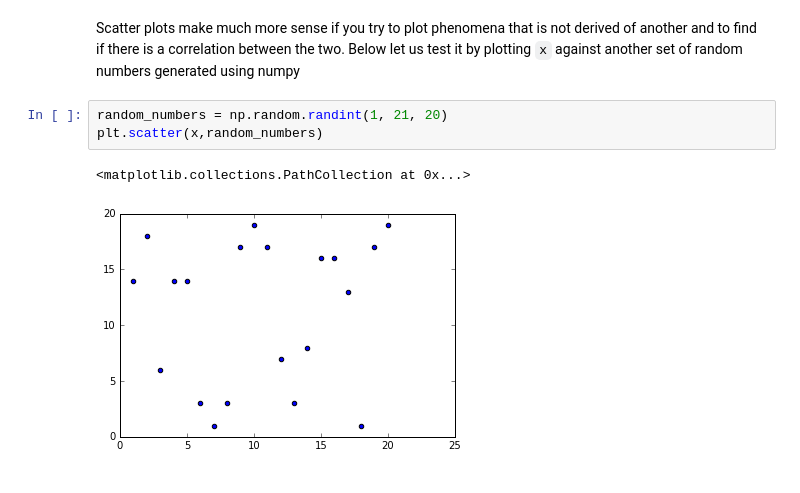
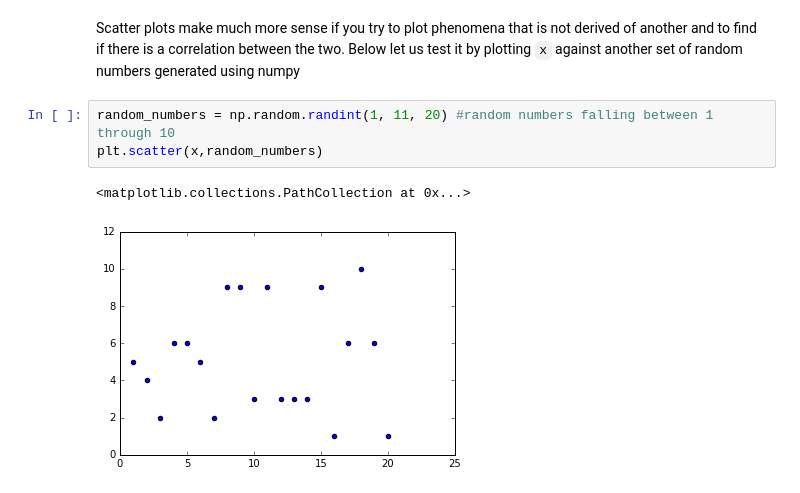
Before and after one commit to AtmaMani/pyChakras, a Jupyter notebook: data_viz/matplotlib_tutorial.ipynb, the cells around one changed output. Cells and saved outputs as stored; diff of their text form.

Commit message:
customizing scatter plots

```diff
--- a/data_viz/matplotlib_tutorial.ipynb
+++ b/data_viz/matplotlib_tutorial.ipynb
@@ -82,8 +149,8 @@ plt.scatter(x,y)
 # %% [markdown]
 Scatter plots make much more sense if you try to plot phenomena that is not derived of another and to find if there is a correlation between the two. Below let us test it by plotting `x` against another set of random numbers generated using numpy
 # %%
-random_numbers = np.random.randint(1, 21, 20)
+random_numbers = np.random.randint(1, 11, 20) #random numbers falling between 1 through 10
 plt.scatter(x,random_numbers)
 # %% [output]
 <matplotlib.collections.PathCollection at 0x...>
-[figure, old version]
+[figure, new version]
```
Also changed, not shown: parts of 21 cells of this notebook, 1 other file.
